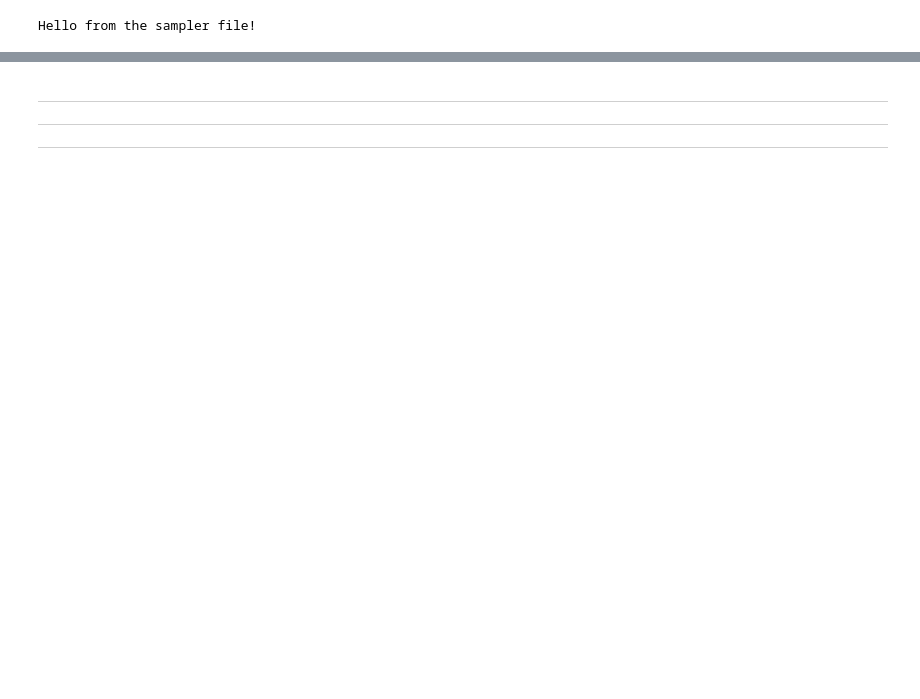
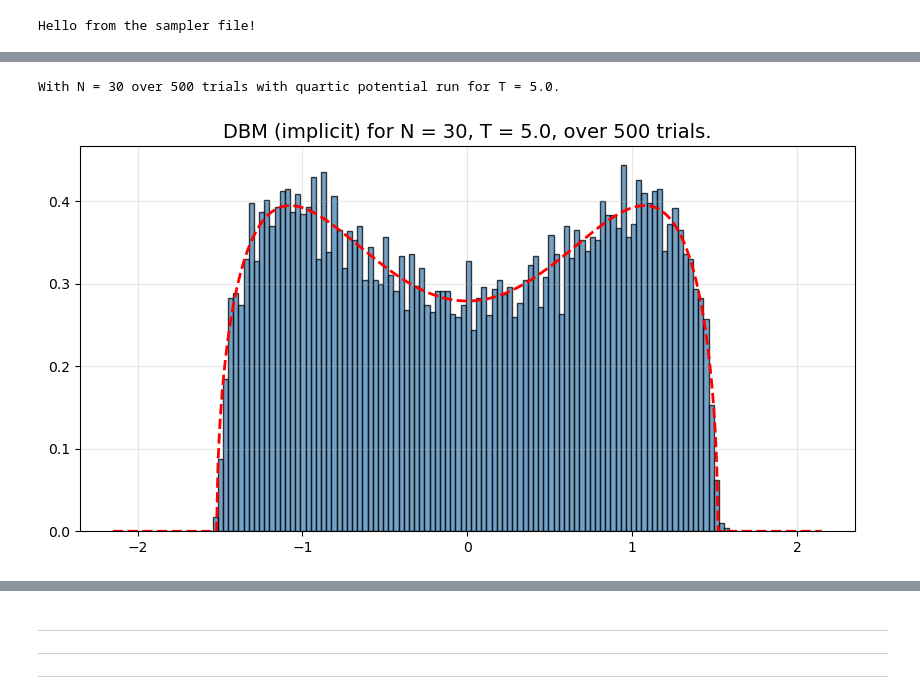
Before and after one commit to fredwdickinson/dissertation, a Jupyter notebook: code/main.ipynb, the cells around one changed output, grey strips where cells are left out. Drawn from its saved outputs; the diff is of its cells as text; code cells hidden in the pictures; blank space fills up the shorter version.

Commit message:
implicit update with newton solver

```diff
--- a/code/main.ipynb
+++ b/code/main.ipynb
@@ -27,0 +31,7 @@ With N = 30 over 500 trials with quartic potential run for T = 5.0.
+# %%
+importlib.reload(sampler);
+N = 30; T = 5.0; num_trials = 500; potential = "quartic";
+plotter.run_experiment(N = N, T = T, num_trials = num_trials, potential = potential, method = "implicit")
+# %% [output]
+With N = 30 over 500 trials with quartic potential run for T = 5.0.
+[figure, added]
```
Also changed, not shown: parts of 8 cells of this notebook, 3 other files.
